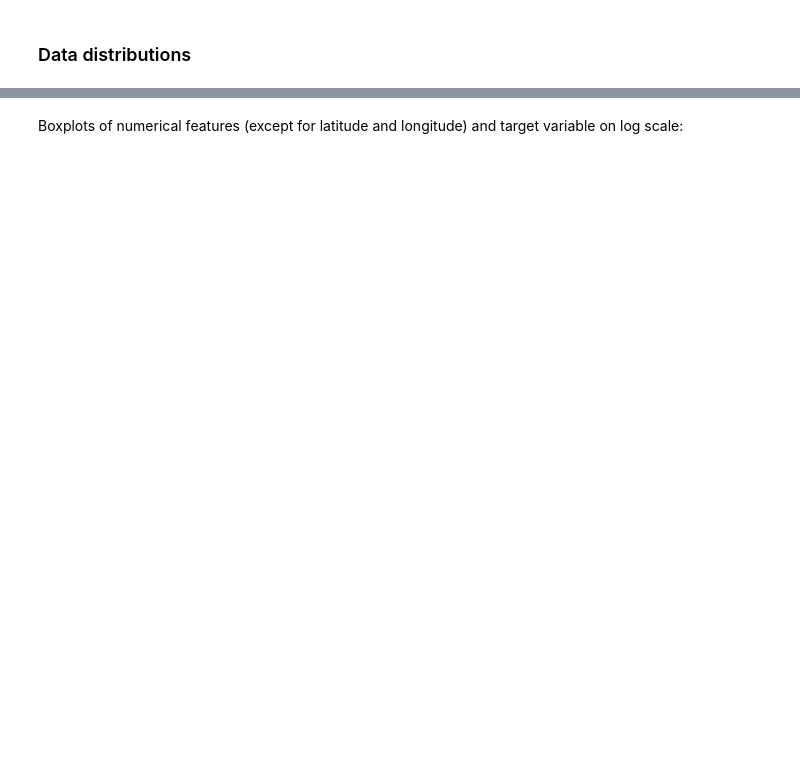
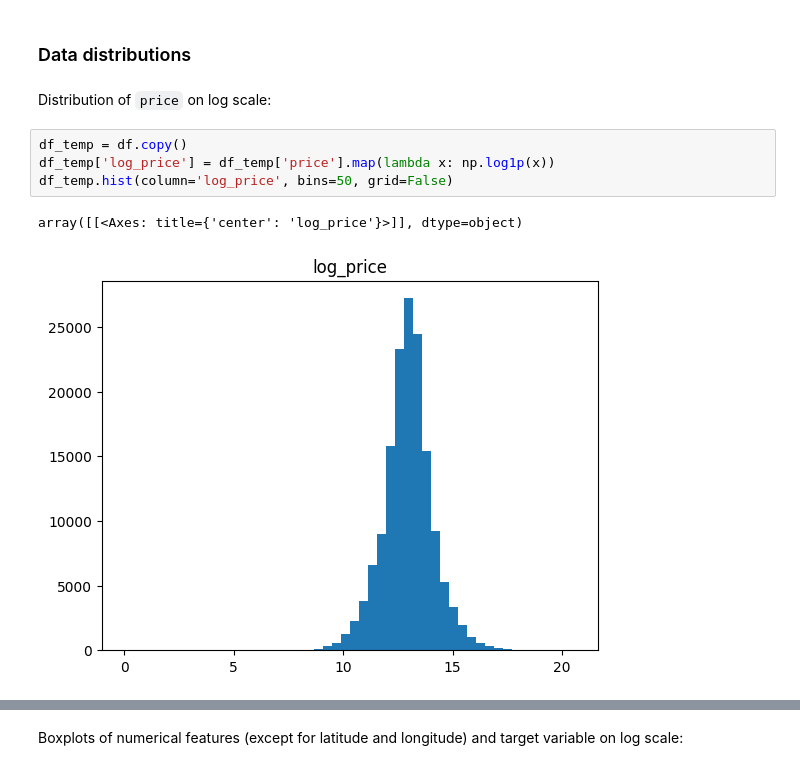
Before and after one commit to kristenvonbecker/housing_prediction_random_forest, a Jupyter notebook: housing_price_prediction.ipynb, the cells around one changed output, grey strips where cells are left out. Cells and saved outputs as stored; diff of their text form; blank space fills up the shorter version.

```diff
--- a/housing_price_prediction.ipynb
+++ b/housing_price_prediction.ipynb
@@ -287,3 +386,12 @@ The features `acre_lot`, `house_size`, and the target variable `price` have some
 # %% [markdown]
 ### Data distributions
+# %% [markdown]
+Distribution of `price` on log scale:
+# %%
+df_temp = df.copy()
+df_temp['log_price'] = df_temp['price'].map(lambda x: np.log1p(x))
+df_temp.hist(column='log_price', bins=50, grid=False)
+# %% [output]
+array([[<Axes: title={'center': 'log_price'}>]], dtype=object)
+[figure, added]
 # %% [markdown]
```
Also changed, not shown: parts of 79 cells of this notebook.
